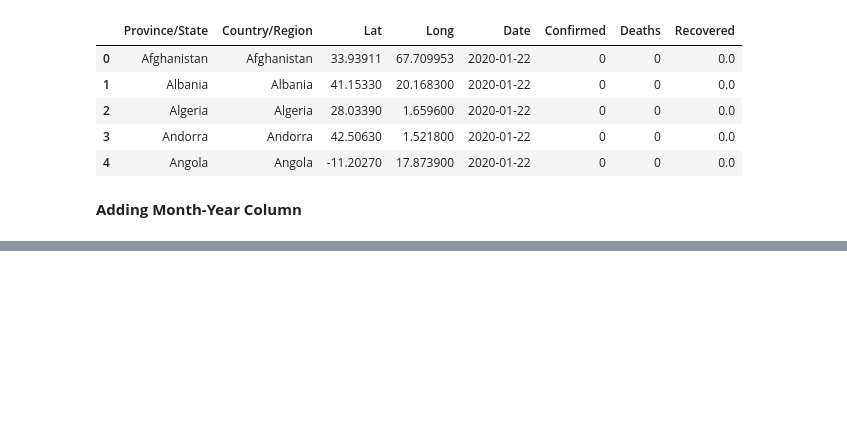
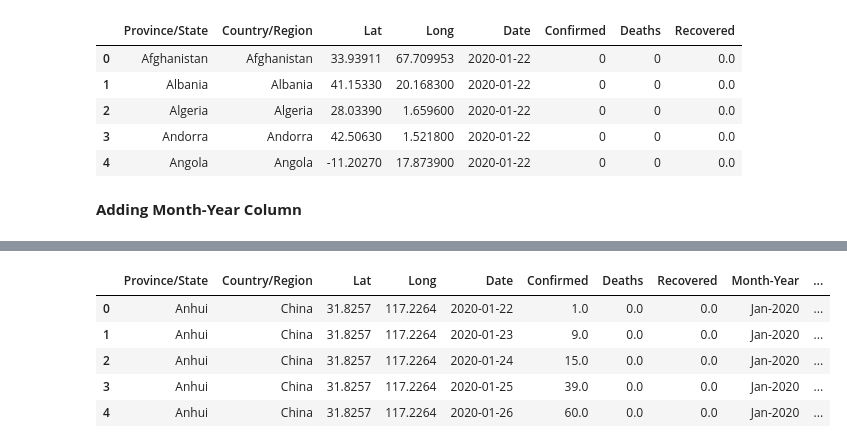
Before and after one commit to udaytak/CoronaVirus-Evolution-PowerBI, a Jupyter notebook: Corona Virus BI Project.ipynb, the cells around one changed output, grey strips where cells are left out. Saved outputs shown, nothing was run; the diff lists cells and outputs as text; code cells hidden in the pictures; blank space fills up the shorter version.

```diff
--- a/Corona Virus BI Project.ipynb
+++ b/Corona Virus BI Project.ipynb
@@ -255,0 +292,5 @@ full_join.head()
+# %%
+#renaming to confirmed-1,Deaths-1,Recovered-1 columns.
+full_join2.rename(columns={'Confirmed': 'Confirmed-1', 'Deaths':'Deaths-1', 'Recovered':'Recovered-1',
+                           'Date':'Date minus 1'}, inplace=True)
+full_join2.head()
@@ -255,0 +304,16 @@ full_join.head()
+# %%
+#joining both the temp dataframes
+full_join3 = test.merge(full_join2[['Province/State', 'Country/Region','confirmed-1', 'Deaths-1',
+                            'Recovered-1', 'Date - 1', 'Date minus 1']],
+                        how ='outer',
+                        left_on = ['Province/State','Country/Region','Date'],
+                        right_on = ['Province/State', 'Country/Region','Date - 1']
+                       )
+full_join3.head()
+# %% [output]
+|  | Province/State | Country/Region | Lat | Long | Date | Confirmed | Deaths | Recovered | Month-Year | ... |
+| 0 | Anhui | China | 31.8257 | 117.2264 | 2020-01-22 | 1.0 | 0.0 | 0.0 | Jan-2020 | ... |
+| 1 | Anhui | China | 31.8257 | 117.2264 | 2020-01-23 | 9.0 | 0.0 | 0.0 | Jan-2020 | ... |
+| 2 | Anhui | China | 31.8257 | 117.2264 | 2020-01-24 | 15.0 | 0.0 | 0.0 | Jan-2020 | ... |
+| 3 | Anhui | China | 31.8257 | 117.2264 | 2020-01-25 | 39.0 | 0.0 | 0.0 | Jan-2020 | ... |
+| 4 | Anhui | China | 31.8257 | 117.2264 | 2020-01-26 | 60.0 | 0.0 | 0.0 | Jan-2020 | ... |
```
Also changed, not shown: parts of 7 cells of this notebook.
